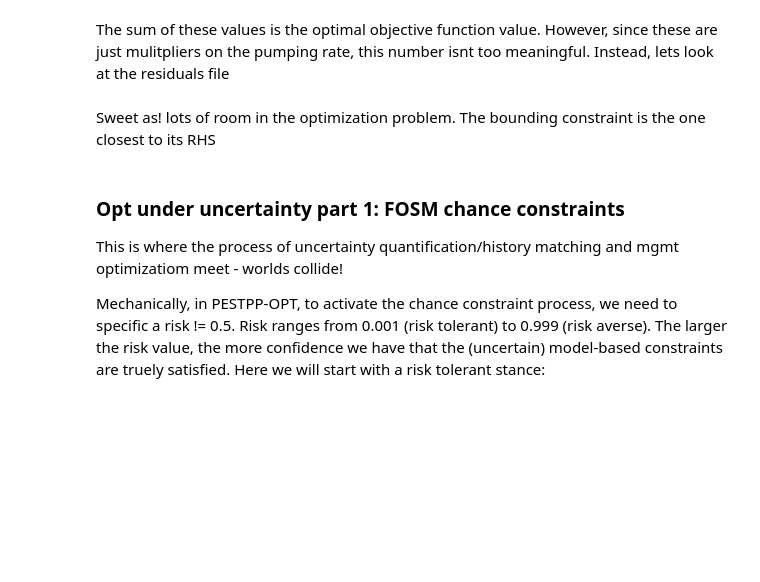
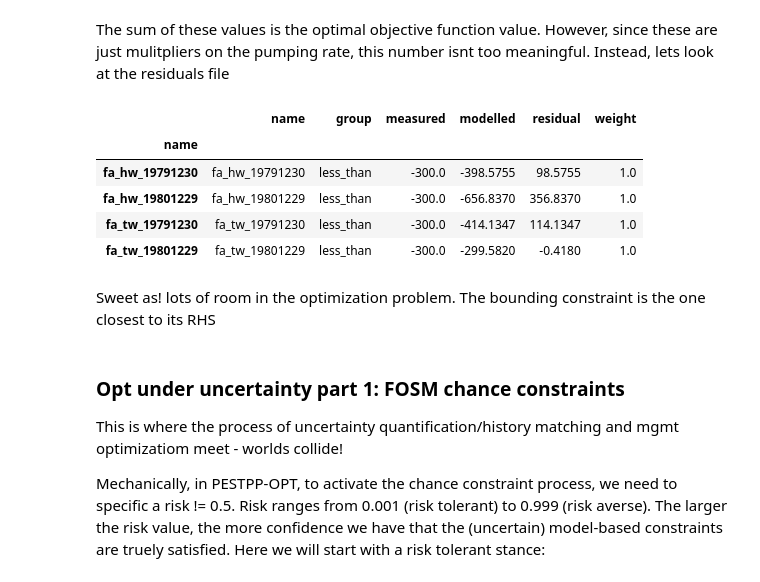
Before and after one commit to mnfienen/GW1876, a Jupyter notebook: activities_2day_mfm/notebooks/pestpp-opt.ipynb, the cells around one changed output. Drawn from its saved outputs; the diff is of its cells as text; code cells hidden in the pictures; blank space fills up the shorter version.

```diff
--- a/activities_2day_mfm/notebooks/pestpp-opt.ipynb
+++ b/activities_2day_mfm/notebooks/pestpp-opt.ipynb
@@ -93,8 +165,15 @@ par_df.loc[dvg_pars,:]
 # %% [markdown]
 The sum of these values is the optimal objective function value. However, since these are just mulitpliers on the pumping rate, this number isnt too meaningful. Instead, lets look at the residuals file
 # %%
-pst = pyemu.Pst(os.path.join(m_d,"freyberg_opt.pst"),resfile=os.path.join(m_d,"freyberg_opt.1.rei"))
+pst = pyemu.Pst(os.path.join(m_d,"freyberg_opt.pst"),resfile=os.path.join(m_d,"freyberg_opt.1.sim.rei"))
 pst.res.loc[pst.nnz_obs_names,:]
+# %% [output]
+|  | name | group | measured | modelled | residual | weight |
+| name |  |  |  |  |  |  |
+| fa_hw_19791230 | fa_hw_19791230 | less_than | -300.0 | -398.5755 | 98.5755 | 1.0 |
+| fa_hw_19801229 | fa_hw_19801229 | less_than | -300.0 | -656.8370 | 356.8370 | 1.0 |
+| fa_tw_19791230 | fa_tw_19791230 | less_than | -300.0 | -414.1347 | 114.1347 | 1.0 |
+| fa_tw_19801229 | fa_tw_19801229 | less_than | -300.0 | -299.5820 | -0.4180 | 1.0 |
 # %% [markdown]
 Sweet as!  lots of room in the optimization problem.  The bounding constraint is the one closest to its RHS
 # %% [markdown]
```
Also changed, not shown: parts of 41 cells of this notebook, 17 other files.
